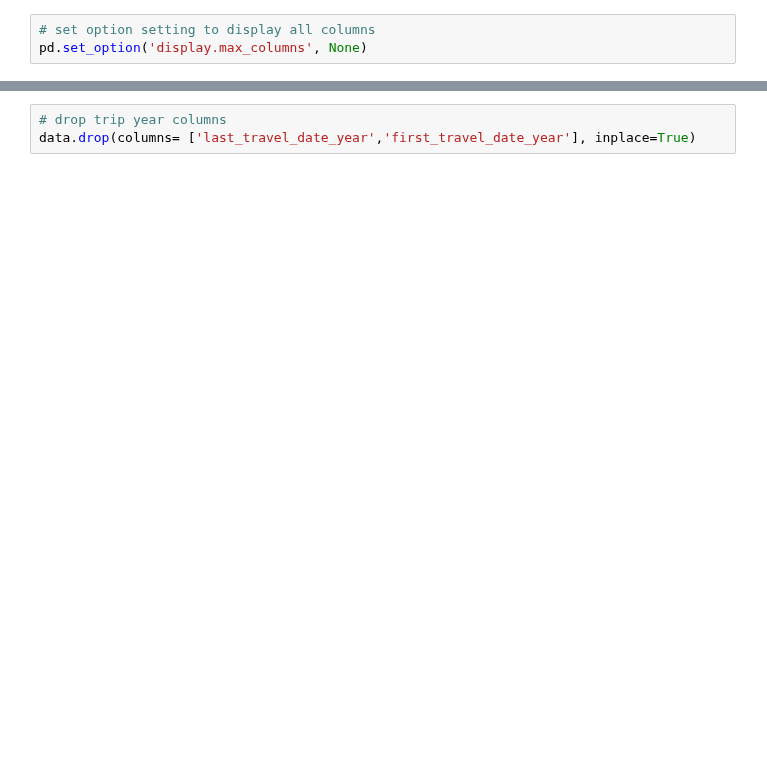
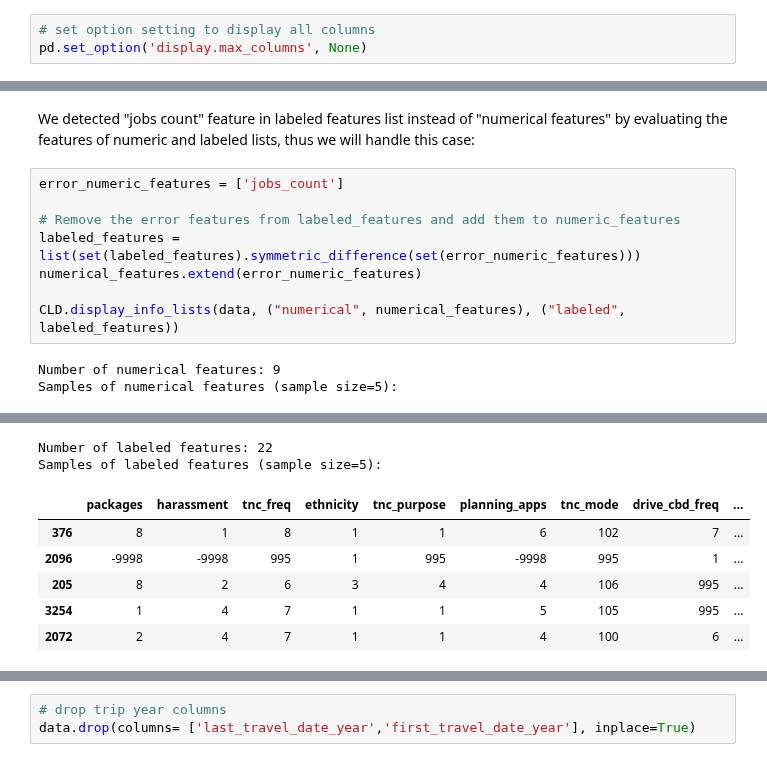
Before and after one commit to mawada-sweis/Clustering-Analysis, a Jupyter notebook: notebooks/Transformation.ipynb, the cells around one changed output, grey strips where cells are left out. Saved outputs shown, nothing was run; the diff lists cells and outputs as text; blank space fills up the shorter version.

```diff
--- a/notebooks/Transformation.ipynb
+++ b/notebooks/Transformation.ipynb
@@ -33,0 +62,13 @@ features_to_encode = ['cms_zone', 'work_cms_zone','smartphone_type','made_trips'
+# %% [markdown]
+We detected "jobs count" feature in labeled features list instead of "numerical features" by evaluating the features of numeric and labeled lists, thus we will handle this case:
+# %%
+error_numeric_features = ['jobs_count']
+
+# Remove the error features from labeled_features and add them to numeric_features
+labeled_features = list(set(labeled_features).symmetric_difference(set(error_numeric_features)))
+numerical_features.extend(error_numeric_features)
+
+CLD.display_info_lists(data, ("numerical", numerical_features), ("labeled", labeled_features))
+# %% [output]
+Number of numerical features: 9
+Samples of numerical features (sample size=5):
@@ -34,3 +81,11 @@ features_to_encode = ['cms_zone', 'work_cms_zone','smartphone_type','made_trips'
+Number of labeled features: 22
+Samples of labeled features (sample size=5):
+|  | packages | harassment | tnc_freq | ethnicity | tnc_purpose | planning_apps | tnc_mode | drive_cbd_freq | ... |
+| 376 | 8 | 1 | 8 | 1 | 1 | 6 | 102 | 7 | ... |
+| 2096 | -9998 | -9998 | 995 | 1 | 995 | -9998 | 995 | 1 | ... |
+| 205 | 8 | 2 | 6 | 3 | 4 | 4 | 106 | 995 | ... |
+| 3254 | 1 | 4 | 7 | 1 | 1 | 5 | 105 | 995 | ... |
+| 2072 | 2 | 4 | 7 | 1 | 1 | 4 | 100 | 6 | ... |
 # %%
 # show categorical data
 data[categorical_features]
```
Also changed, not shown: parts of 32 cells of this notebook, 6 other files.
